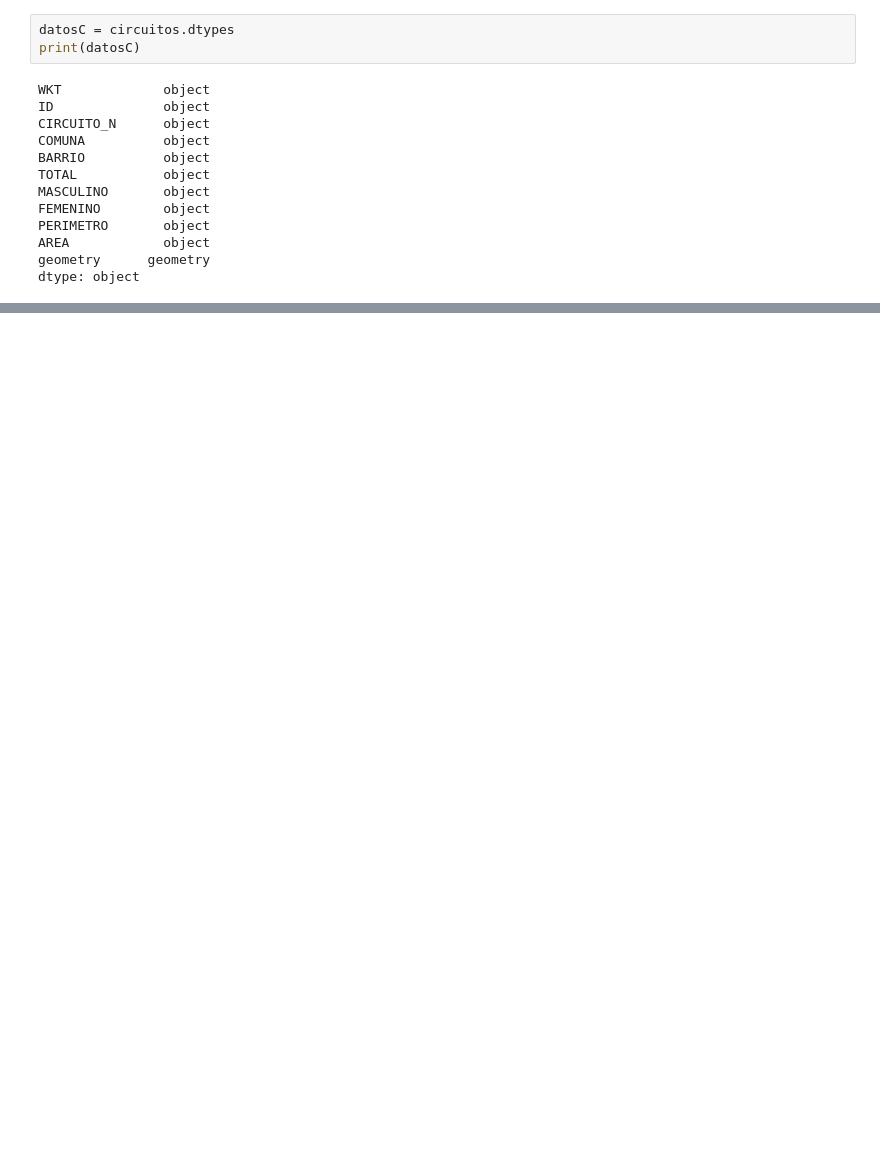
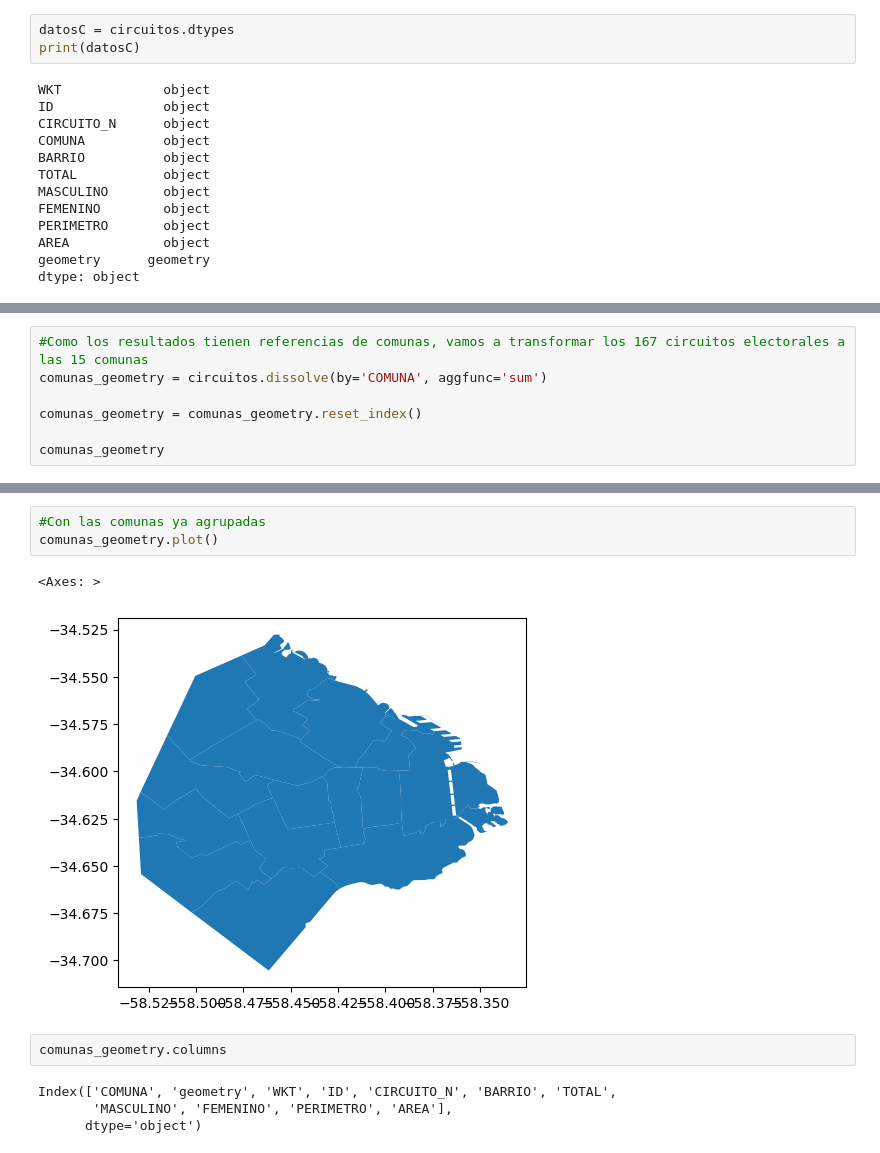
Before and after one commit to Leonel-Moron/TP_M4OP, a Jupyter notebook: Carpeta Prueba/Version df combinados.ipynb, the cells around one changed output, grey strips where cells are left out. Drawn from its saved outputs; the diff is of its cells as text; blank space fills up the shorter version.

```diff
--- a/Carpeta Prueba/Version df combinados.ipynb
+++ b/Carpeta Prueba/Version df combinados.ipynb
@@ -106,0 +307,7 @@ dtype: object
+# %%
+#Como los resultados tienen referencias de comunas, vamos a transformar los 167 circuitos electorales a las 15 comunas
+comunas_geometry = circuitos.dissolve(by='COMUNA', aggfunc='sum')
+
+comunas_geometry = comunas_geometry.reset_index()
+
+comunas_geometry
@@ -106,0 +337,12 @@ dtype: object
+# %%
+#Con las comunas ya agrupadas
+comunas_geometry.plot()
+# %% [output]
+<Axes: >
+[figure, added]
+# %%
+comunas_geometry.columns
+# %% [output]
+Index(['COMUNA', 'geometry', 'WKT', 'ID', 'CIRCUITO_N', 'BARRIO', 'TOTAL',
+       'MASCULINO', 'FEMENINO', 'PERIMETRO', 'AREA'],
+      dtype='object')
```
Also changed, not shown: parts of 13 cells of this notebook.
